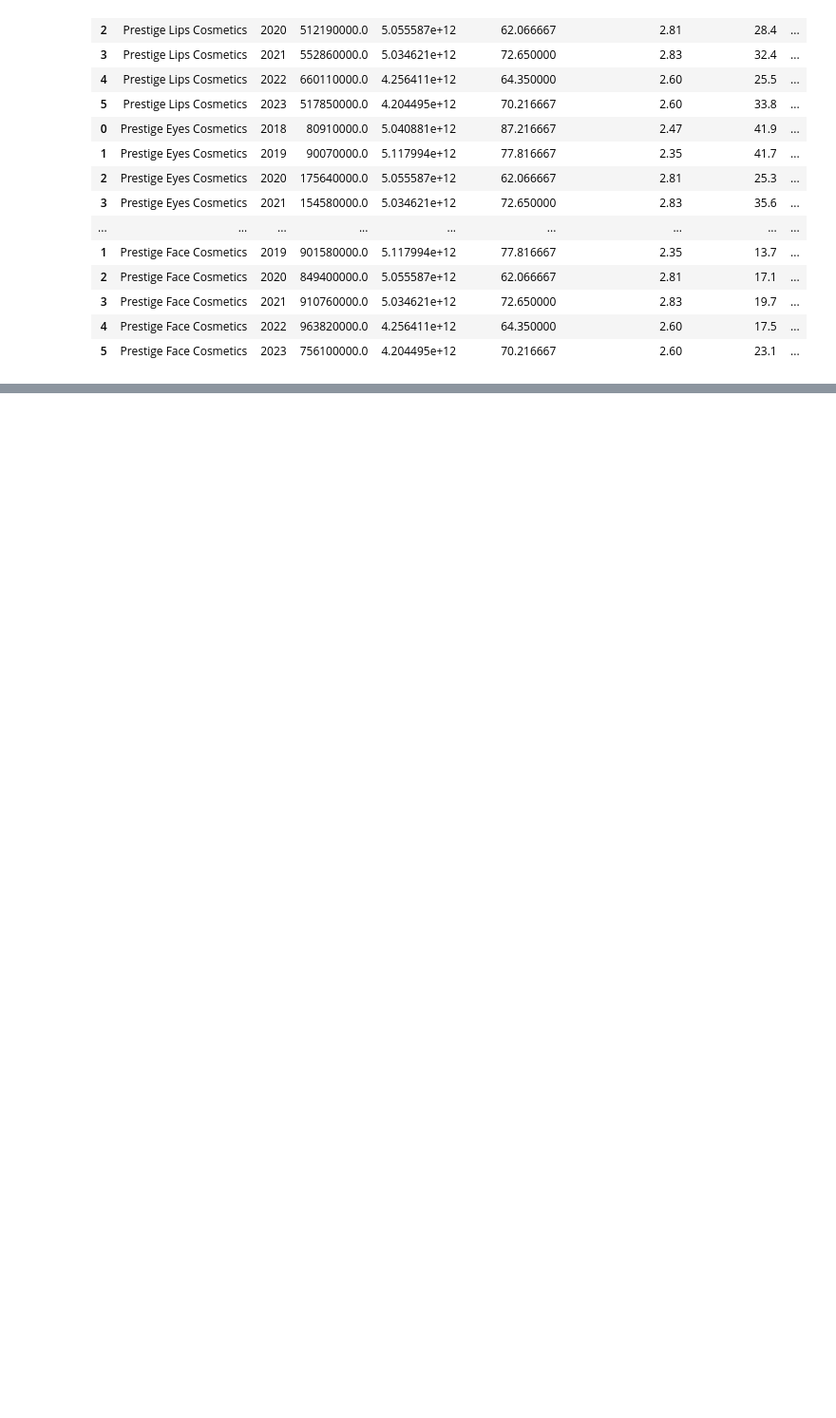
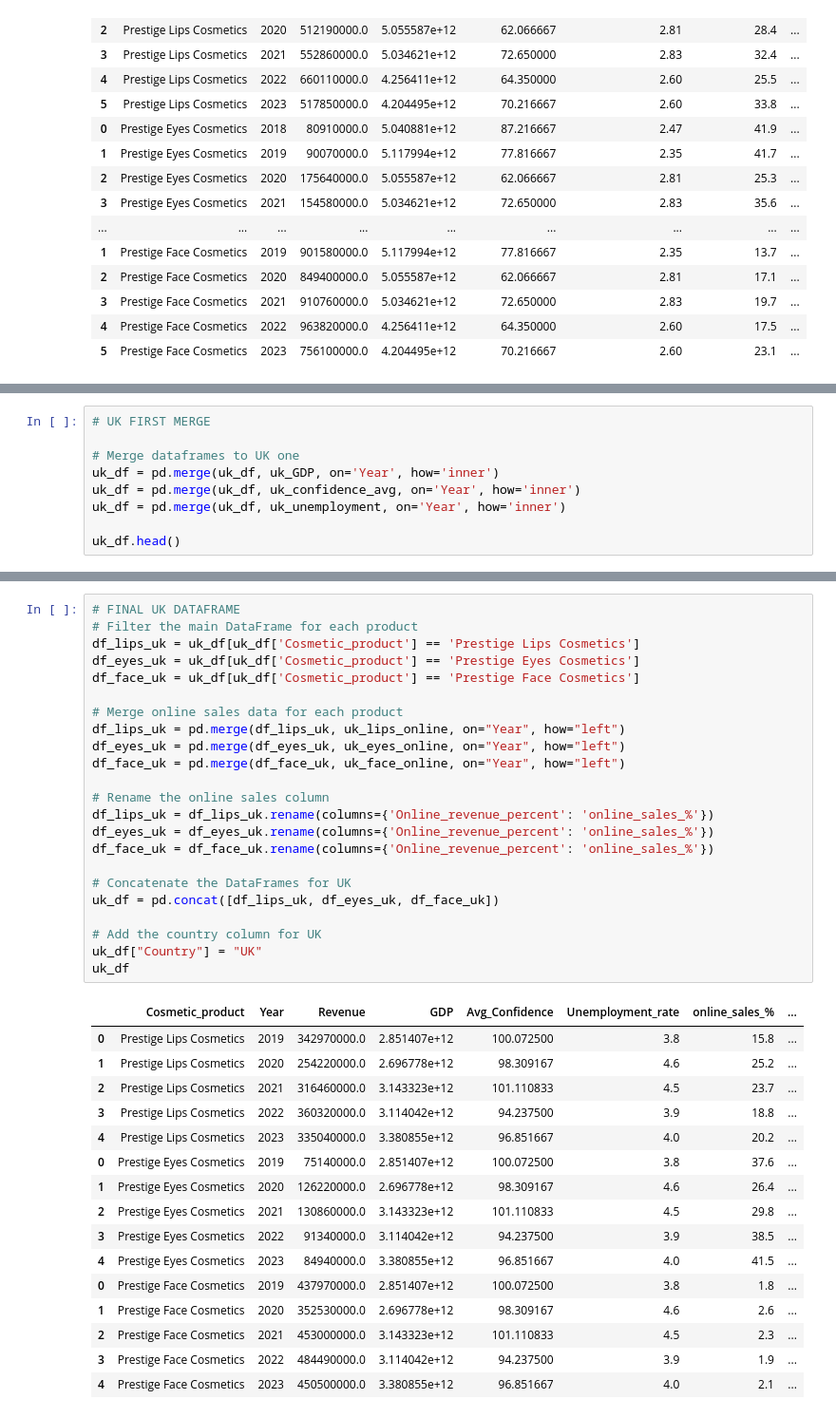
Before and after one commit to kaitlinjohnson1/Luxury_goods_project, a Jupyter notebook: code/visualisations_code.ipynb, the cells around one changed output, grey strips where cells are left out. Shown: that part at 95% size. Cells and saved outputs as stored; diff of their text form; blank space fills up the shorter version.

Commit message:
Country 5: UK dataframe created and cleaned for advanced model '

```diff
--- a/code/visualisations_code.ipynb
+++ b/code/visualisations_code.ipynb
@@ -1138,0 +1253,9 @@ japan_df
+# %%
+# UK FIRST MERGE
+
+# Merge dataframes to UK one
+uk_df = pd.merge(uk_df, uk_GDP, on='Year', how='inner')
+uk_df = pd.merge(uk_df, uk_confidence_avg, on='Year', how='inner')
+uk_df = pd.merge(uk_df, uk_unemployment, on='Year', how='inner')
+
+uk_df.head()
@@ -1138,0 +1297,40 @@ japan_df
+# %%
+# FINAL UK DATAFRAME
+# Filter the main DataFrame for each product
+df_lips_uk = uk_df[uk_df['Cosmetic_product'] == 'Prestige Lips Cosmetics']
+df_eyes_uk = uk_df[uk_df['Cosmetic_product'] == 'Prestige Eyes Cosmetics']
+df_face_uk = uk_df[uk_df['Cosmetic_product'] == 'Prestige Face Cosmetics']
+
+# Merge online sales data for each product
+df_lips_uk = pd.merge(df_lips_uk, uk_lips_online, on="Year", how="left")
+df_eyes_uk = pd.merge(df_eyes_uk, uk_eyes_online, on="Year", how="left")
+df_face_uk = pd.merge(df_face_uk, uk_face_online, on="Year", how="left")
+
+# Rename the online sales column
+df_lips_uk = df_lips_uk.rename(columns={'Online_revenue_percent': 'online_sales_%'})
+df_eyes_uk = df_eyes_uk.rename(columns={'Online_revenue_percent': 'online_sales_%'})
+df_face_uk = df_face_uk.rename(columns={'Online_revenue_percent': 'online_sales_%'})
+
+# Concatenate the DataFrames for UK
+uk_df = pd.concat([df_lips_uk, df_eyes_uk, df_face_uk])
+
+# Add the country column for UK
+uk_df["Country"] = "UK"
+uk_df
+# %% [output]
+|  | Cosmetic_product | Year | Revenue | GDP | Avg_Confidence | Unemployment_rate | online_sales_% | ... |
+| 0 | Prestige Lips Cosmetics | 2019 | 342970000.0 | 2.851407e+12 | 100.072500 | 3.8 | 15.8 | ... |
+| 1 | Prestige Lips Cosmetics | 2020 | 254220000.0 | 2.696778e+12 | 98.309167 | 4.6 | 25.2 | ... |
+| 2 | Prestige Lips Cosmetics | 2021 | 316460000.0 | 3.143323e+12 | 101.110833 | 4.5 | 23.7 | ... |
+| 3 | Prestige Lips Cosmetics | 2022 | 360320000.0 | 3.114042e+12 | 94.237500 | 3.9 | 18.8 | ... |
+| 4 | Prestige Lips Cosmetics | 2023 | 335040000.0 | 3.380855e+12 | 96.851667 | 4.0 | 20.2 | ... |
+| 0 | Prestige Eyes Cosmetics | 2019 | 75140000.0 | 2.851407e+12 | 100.072500 | 3.8 | 37.6 | ... |
+| 1 | Prestige Eyes Cosmetics | 2020 | 126220000.0 | 2.696778e+12 | 98.309167 | 4.6 | 26.4 | ... |
+| 2 | Prestige Eyes Cosmetics | 2021 | 130860000.0 | 3.143323e+12 | 101.110833 | 4.5 | 29.8 | ... |
+| 3 | Prestige Eyes Cosmetics | 2022 | 91340000.0 | 3.114042e+12 | 94.237500 | 3.9 | 38.5 | ... |
+| 4 | Prestige Eyes Cosmetics | 2023 | 84940000.0 | 3.380855e+12 | 96.851667 | 4.0 | 41.5 | ... |
+| 0 | Prestige Face Cosmetics | 2019 | 437970000.0 | 2.851407e+12 | 100.072500 | 3.8 | 1.8 | ... |
+| 1 | Prestige Face Cosmetics | 2020 | 352530000.0 | 2.696778e+12 | 98.309167 | 4.6 | 2.6 | ... |
+| 2 | Prestige Face Cosmetics | 2021 | 453000000.0 | 3.143323e+12 | 101.110833 | 4.5 | 2.3 | ... |
+| 3 | Prestige Face Cosmetics | 2022 | 484490000.0 | 3.114042e+12 | 94.237500 | 3.9 | 1.9 | ... |
+| 4 | Prestige Face Cosmetics | 2023 | 450500000.0 | 3.380855e+12 | 96.851667 | 4.0 | 2.1 | ... |
```
Also changed, not shown: parts of 8 cells of this notebook, 12 other files.
